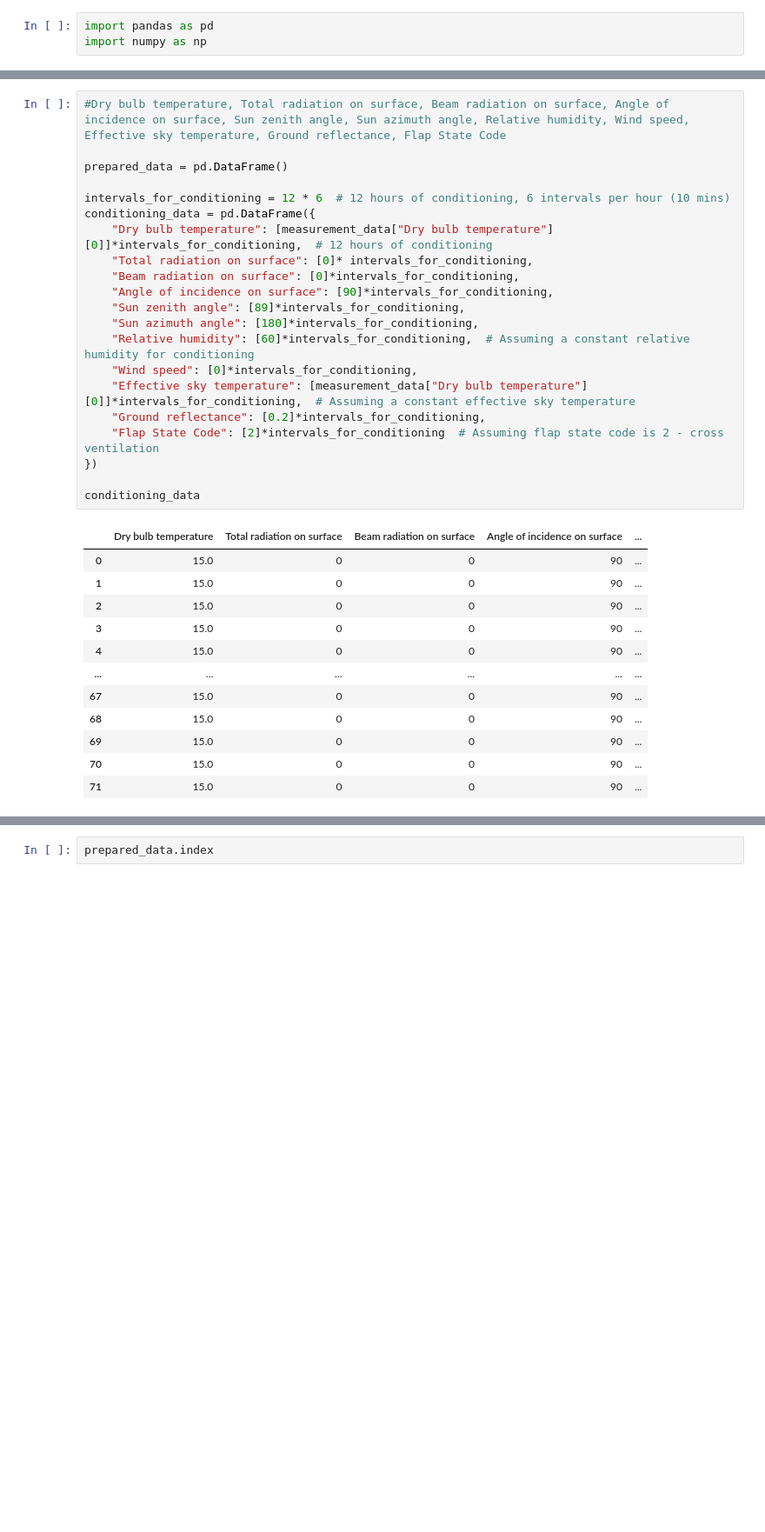
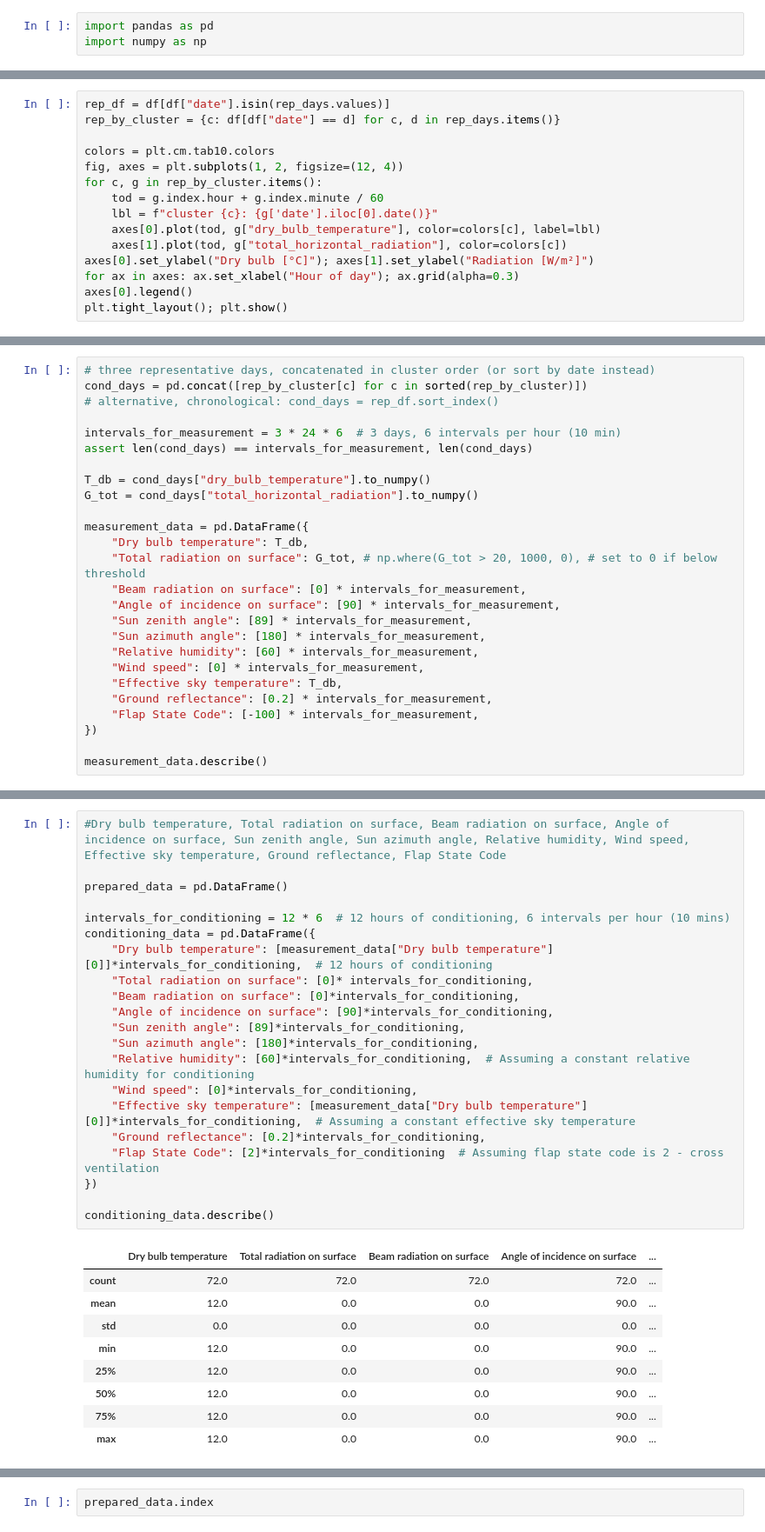
Before and after one commit to ClLuisa/DTFS, a Jupyter notebook: test_setup/prepare_test_setup_data.ipynb, the cells around one changed output, grey strips where cells are left out. Shown at 87% size. Cells and saved outputs as stored; diff of their text form; blank space fills up the shorter version.

```diff
--- a/test_setup/prepare_test_setup_data.ipynb
+++ b/test_setup/prepare_test_setup_data.ipynb
@@ -29,0 +173,15 @@ measurement_data
+# %%
+rep_df = df[df["date"].isin(rep_days.values)]
+rep_by_cluster = {c: df[df["date"] == d] for c, d in rep_days.items()}
+
+colors = plt.cm.tab10.colors
+fig, axes = plt.subplots(1, 2, figsize=(12, 4))
+for c, g in rep_by_cluster.items():
+    tod = g.index.hour + g.index.minute / 60
+    lbl = f"cluster {c}: {g['date'].iloc[0].date()}"
+    axes[0].plot(tod, g["dry_bulb_temperature"], color=colors[c], label=lbl)
+    axes[1].plot(tod, g["total_horizontal_radiation"], color=colors[c])
+axes[0].set_ylabel("Dry bulb [°C]"); axes[1].set_ylabel("Radiation [W/m²]")
+for ax in axes: ax.set_xlabel("Hour of day"); ax.grid(alpha=0.3)
+axes[0].legend()
+plt.tight_layout(); plt.show()
@@ -29,0 +190,26 @@ measurement_data
+# %%
+# three representative days, concatenated in cluster order (or sort by date instead)
+cond_days = pd.concat([rep_by_cluster[c] for c in sorted(rep_by_cluster)])
+# alternative, chronological: cond_days = rep_df.sort_index()
+
+intervals_for_measurement = 3 * 24 * 6  # 3 days, 6 intervals per hour (10 min)
+assert len(cond_days) == intervals_for_measurement, len(cond_days)
+
+T_db = cond_days["dry_bulb_temperature"].to_numpy()
+G_tot = cond_days["total_horizontal_radiation"].to_numpy()
+
+measurement_data = pd.DataFrame({
+    "Dry bulb temperature": T_db,
+    "Total radiation on surface": G_tot, # np.where(G_tot > 20, 1000, 0), # set to 0 if below threshold
+    "Beam radiation on surface": [0] * intervals_for_measurement,
+    "Angle of incidence on surface": [90] * intervals_for_measurement,
+    "Sun zenith angle": [89] * intervals_for_measurement,
+    "Sun azimuth angle": [180] * intervals_for_measurement,
+    "Relative humidity": [60] * intervals_for_measurement,
+    "Wind speed": [0] * intervals_for_measurement,
+    "Effective sky temperature": T_db,
+    "Ground reflectance": [0.2] * intervals_for_measurement,
+    "Flap State Code": [-100] * intervals_for_measurement,
+})
+
+measurement_data.describe()
@@ -30,34 +226,31 @@ measurement_data
 # %%
 #Dry bulb temperature, Total radiation on surface, Beam radiation on surface, Angle of incidence on surface, Sun zenith angle, Sun azimuth angle, Relative humidity, Wind speed, Effective sky temperature, Ground reflectance, Flap State Code
 
 prepared_data = pd.DataFrame()
 
 intervals_for_conditioning = 12 * 6  # 12 hours of conditioning, 6 intervals per hour (10 mins)
 conditioning_data = pd.DataFrame({
     "Dry bulb temperature": [measurement_data["Dry bulb temperature"][0]]*intervals_for_conditioning,  # 12 hours of conditioning
     "Total radiation on surface": [0]* intervals_for_conditioning,
     "Beam radiation on surface": [0]*intervals_for_conditioning,
     "Angle of incidence on surface": [90]*intervals_for_conditioning,
     "Sun zenith angle": [89]*intervals_for_conditioning,
     "Sun azimuth angle": [180]*intervals_for_conditioning,
     "Relative humidity": [60]*intervals_for_conditioning,  # Assuming a constant relative humidity for conditioning
     "Wind speed": [0]*intervals_for_conditioning,
     "Effective sky temperature": [measurement_data["Dry bulb temperature"][0]]*intervals_for_conditioning,  # Assuming a constant effective sky temperature
     "Ground reflectance": [0.2]*intervals_for_conditioning,
     "Flap State Code": [2]*intervals_for_conditioning  # Assuming flap state code is 2 - cross ventilation
 })
 
-conditioning_data
+conditioning_data.describe()
 # %% [output]
 |  | Dry bulb temperature | Total radiation on surface | Beam radiation on surface | Angle of incidence on surface | ... |
-| 0 | 15.0 | 0 | 0 | 90 | ... |
-| 1 | 15.0 | 0 | 0 | 90 | ... |
-| 2 | 15.0 | 0 | 0 | 90 | ... |
-| 3 | 15.0 | 0 | 0 | 90 | ... |
-| 4 | 15.0 | 0 | 0 | 90 | ... |
-| ... | ... | ... | ... | ... | ... |
-| 67 | 15.0 | 0 | 0 | 90 | ... |
-| 68 | 15.0 | 0 | 0 | 90 | ... |
-| 69 | 15.0 | 0 | 0 | 90 | ... |
-| 70 | 15.0 | 0 | 0 | 90 | ... |
-| 71 | 15.0 | 0 | 0 | 90 | ... |
+| count | 72.0 | 72.0 | 72.0 | 72.0 | ... |
+| mean | 12.0 | 0.0 | 0.0 | 90.0 | ... |
+| std | 0.0 | 0.0 | 0.0 | 0.0 | ... |
+| min | 12.0 | 0.0 | 0.0 | 90.0 | ... |
+| 25% | 12.0 | 0.0 | 0.0 | 90.0 | ... |
+| 50% | 12.0 | 0.0 | 0.0 | 90.0 | ... |
+| 75% | 12.0 | 0.0 | 0.0 | 90.0 | ... |
+| max | 12.0 | 0.0 | 0.0 | 90.0 | ... |
```
Also changed, not shown: parts of 13 cells of this notebook, 30 other files.
